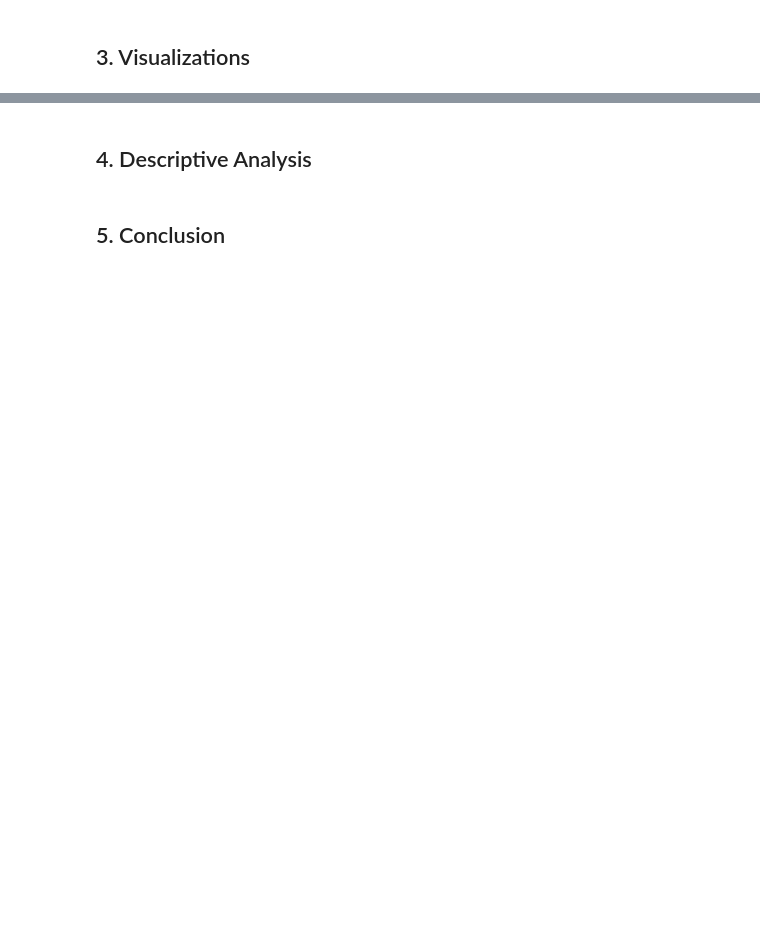
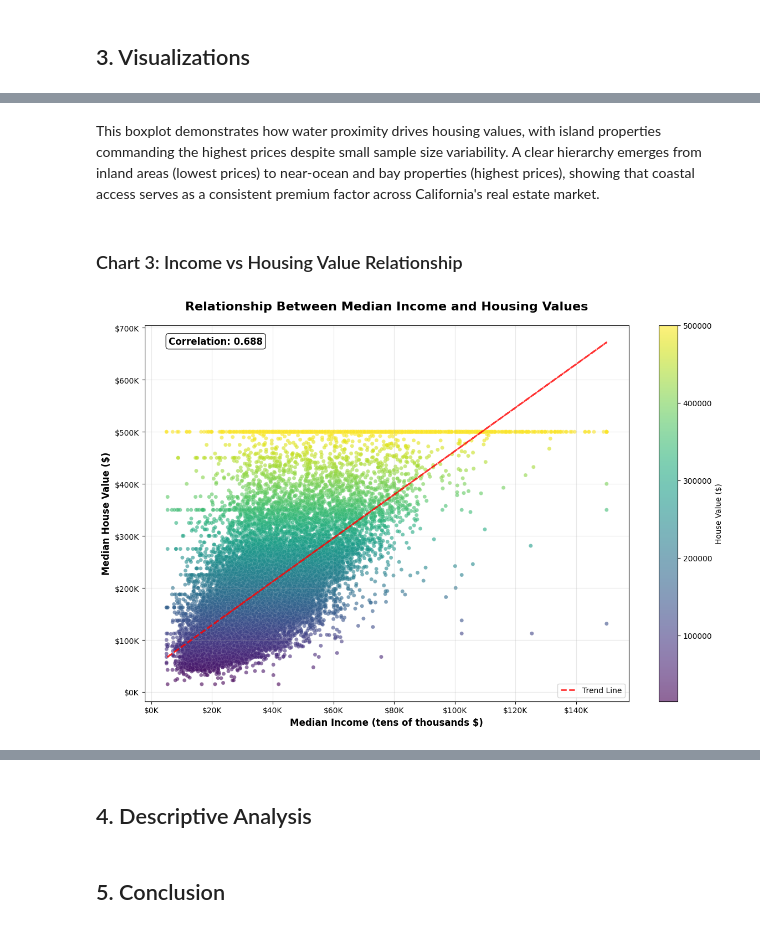
Before and after one commit to LozanovskaS/Workshop_Project, a Jupyter notebook: California_Housing.ipynb, the cells around one changed output, grey strips where cells are left out. Drawn from its saved outputs; the diff is of its cells as text; code cells hidden in the pictures; blank space fills up the shorter version.

```diff
--- a/California_Housing.ipynb
+++ b/California_Housing.ipynb
@@ -292,0 +398,39 @@ These outliers may be genuine and represent real-world extremes, especially in l
+# %% [markdown]
+This boxplot demonstrates how water proximity drives housing values, with island properties commanding the highest prices despite small sample size variability. A clear hierarchy emerges from inland areas (lowest prices) to near-ocean and bay properties (highest prices), showing that coastal access serves as a consistent premium factor across California's real estate market.
+# %% [markdown]
+### Chart 3: Income vs Housing Value Relationship
+# %%
+plt.figure(figsize=(12, 8))
+
+# Create scatter plot with density-based coloring
+plt.scatter(df_housing['median_income'], df_housing['median_house_value'],
+           alpha=0.6, s=25, c=df_housing['median_house_value'],
+           cmap='viridis', edgecolors='white', linewidth=0.1)
+
+plt.xlabel('Median Income (tens of thousands $)', fontsize=12, fontweight='bold')
+plt.ylabel('Median House Value ($)', fontsize=12, fontweight='bold')
+plt.title('Relationship Between Median Income and Housing Values', fontsize=16, fontweight='bold', pad=20)
+
+# Format axes
+plt.gca().yaxis.set_major_formatter(plt.FuncFormatter(lambda x, p: f'${x/1000:.0f}K'))
+plt.gca().xaxis.set_major_formatter(plt.FuncFormatter(lambda x, p: f'${x*10:.0f}K'))
+
+# Add trend line
+z = np.polyfit(df_housing['median_income'], df_housing['median_house_value'], 1)
+p = np.poly1d(z)
+plt.plot(df_housing['median_income'], p(df_housing['median_income']),
+         "r--", alpha=0.8, linewidth=2, label=f'Trend Line')
+
+# Add correlation coefficient
+correlation = df_housing['median_income'].corr(df_housing['median_house_value'])
+plt.text(0.05, 0.95, f'Correlation: {correlation:.3f}',
+         transform=plt.gca().transAxes, fontsize=12, fontweight='bold',
+         bbox=dict(boxstyle='round', facecolor='white', alpha=0.8))
+
+plt.colorbar(label='House Value ($)')
+plt.grid(True, alpha=0.3)
+plt.legend()
+plt.tight_layout()
+plt.show()
+# %% [output]
+[figure, added]
```
Also changed, not shown: parts of 13 cells of this notebook.
